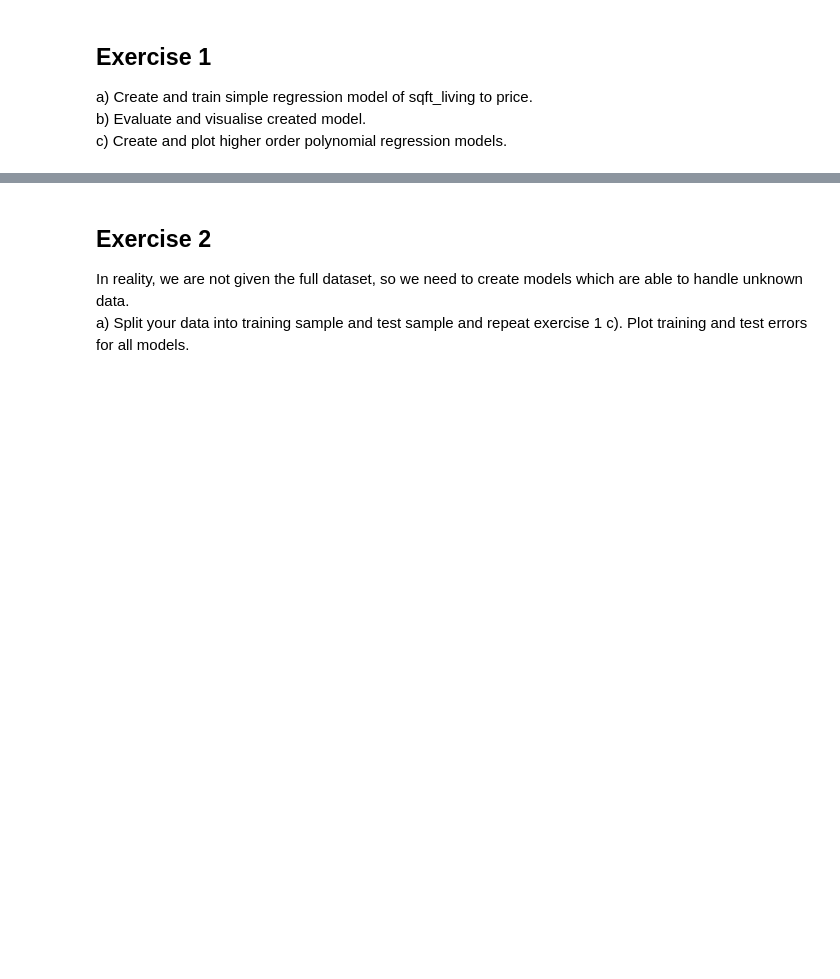
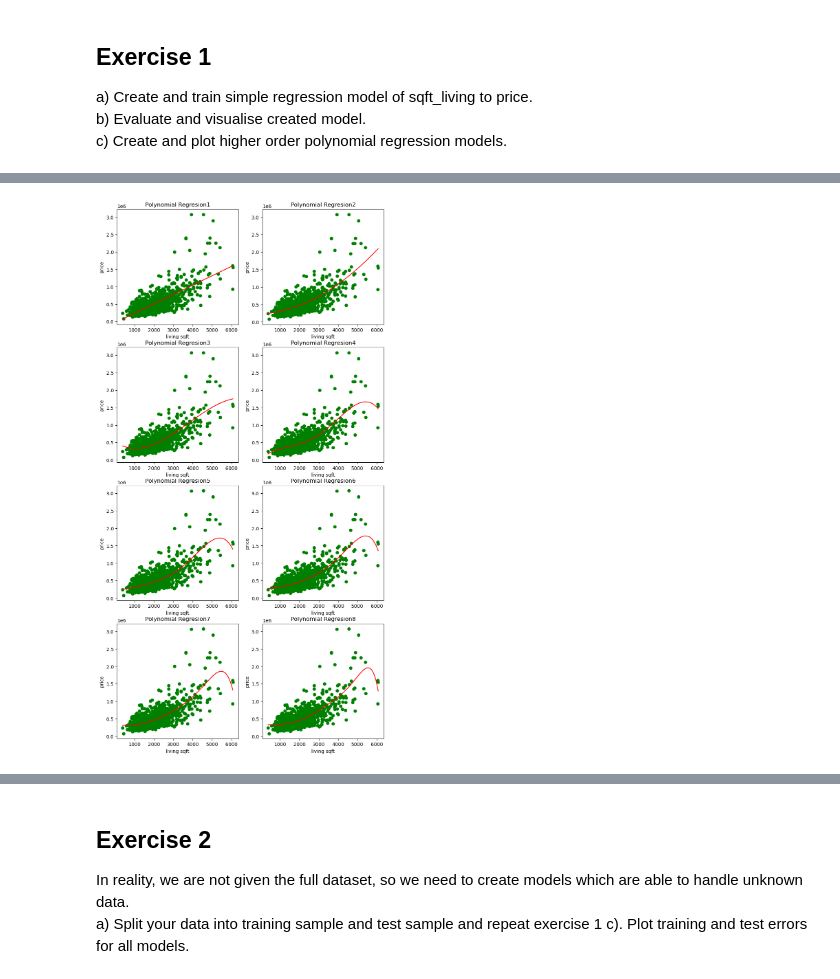
Before and after one commit to adamzulu123/Introduction-to-data-analysis, a Jupyter notebook: Notebook2/Assignment_2_without_code.ipynb, the cells around one changed output, grey strips where cells are left out. Saved outputs shown, nothing was run; the diff lists cells and outputs as text; code cells hidden in the pictures; blank space fills up the shorter version.

```diff
--- a/Notebook2/Assignment_2_without_code.ipynb
+++ b/Notebook2/Assignment_2_without_code.ipynb
@@ -56,0 +81,39 @@ for order in range(1,9):
+# %%
+#c)
+fig, ax = plt.subplots(4, 2, figsize=(10, 20))
+errors = []
+
+for order in range(1,9):
+
+    #order determine the degree of the polynomial - so here we're creating a matrix
+    poly = PolynomialFeatures(order, include_bias = False)
+    X_order = poly.fit_transform(X)
+
+    #Your code:
+    model = LinearRegression()
+    model.fit(X_order, y)
+
+     #collection errors depending on the degree
+    y_pred1 = model.predict(X_order)
+    mse = mean_squared_error(y, y_pred1)
+    errors.append(mse)
+
+    #generate smooth curve
+    X_new = np.linspace(X.min(), X.max(), 100).reshape(-1,1)
+    X_plot_order = poly.transform(X_new)
+    y_pred = model.predict(X_plot_order)
+
+
+
+    row = (order-1)//2
+    col = (order-1)%2
+
+    ax[row, col].scatter(X, y, color='green')
+    ax[row, col].plot(X_new, y_pred, color='red')
+    ax[row, col].set_title('Polynomial Regresion'+ str(order))
+    ax[row, col].set_xlabel('living sqft')
+    ax[row, col].set_ylabel('price')
+
+plt.show()
+# %% [output]
+[figure, added]
```
Also changed, not shown: parts of 20 cells of this notebook, 4 other files.
